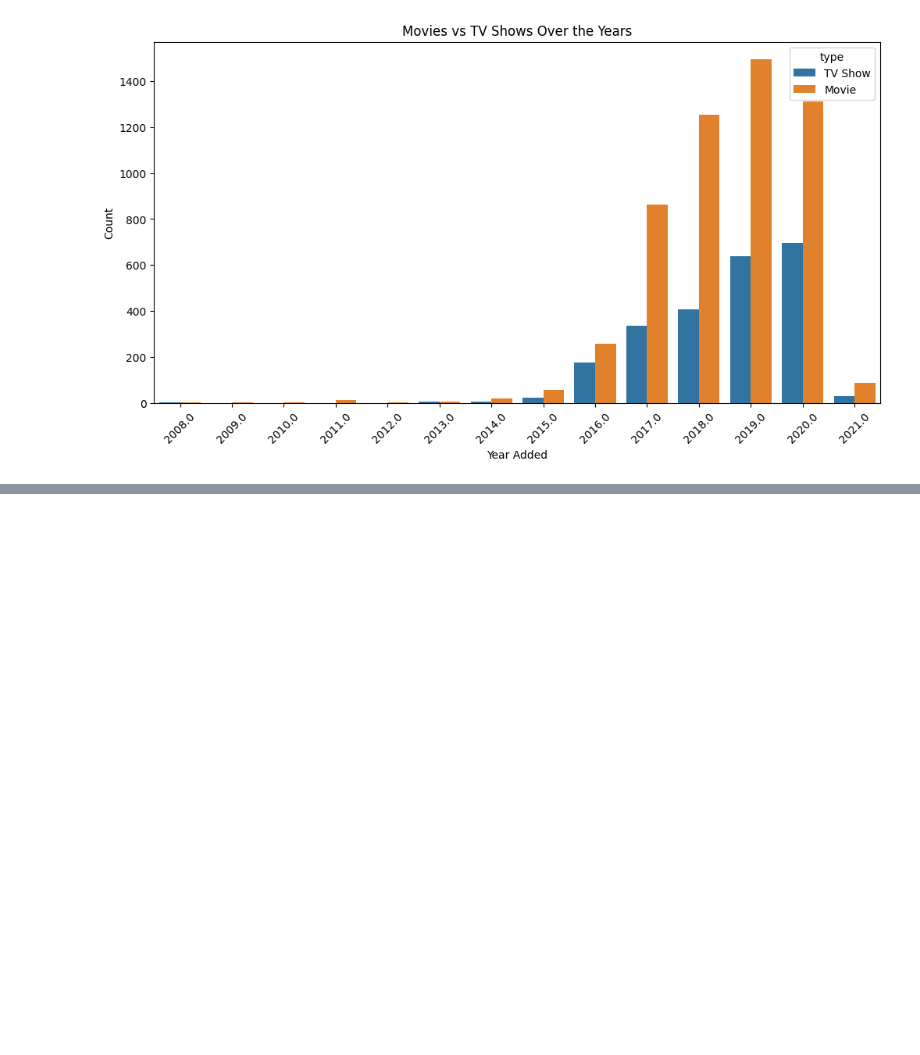
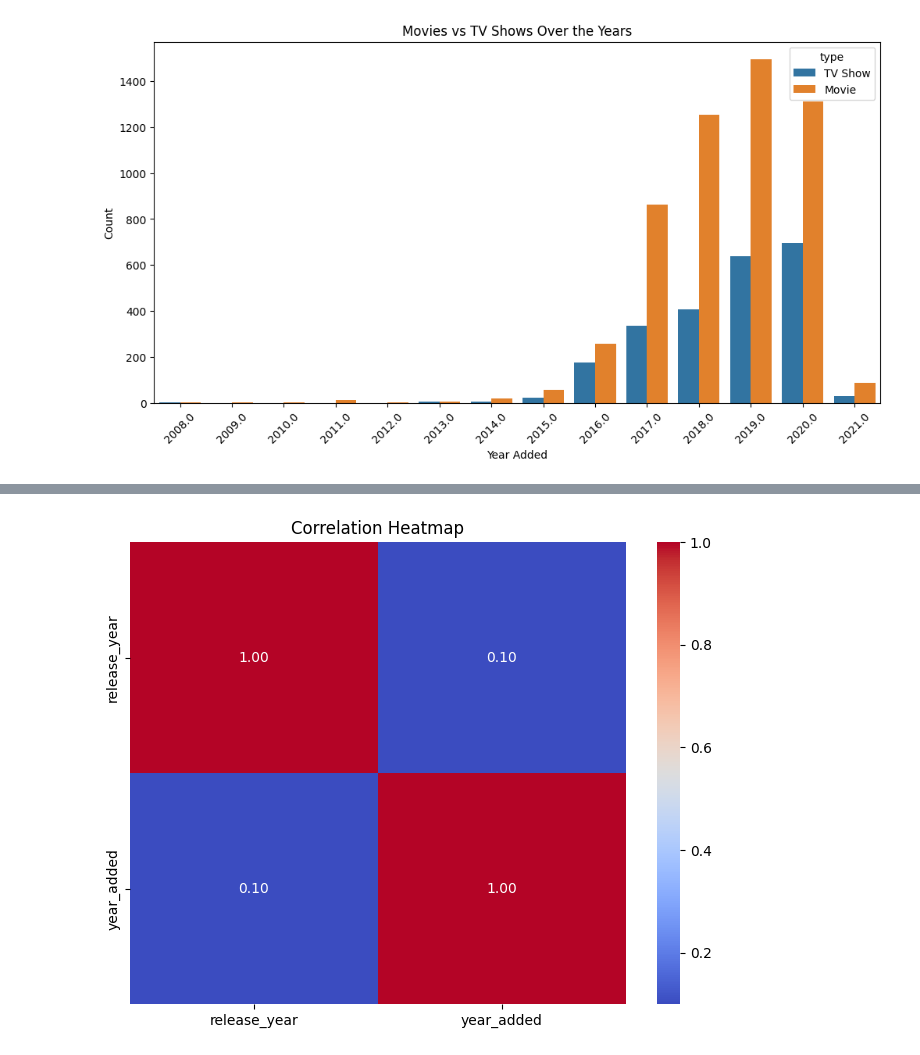
Before and after one commit to neha-dhananju/Netflix_project, a Jupyter notebook: notebooks/research.ipynb, the cells around one changed output, grey strips where cells are left out. Saved outputs shown, nothing was run; the diff lists cells and outputs as text; code cells hidden in the pictures; blank space fills up the shorter version.

```diff
--- a/notebooks/research.ipynb
+++ b/notebooks/research.ipynb
@@ -270,0 +301,17 @@ plt.show()
+# %%
+import seaborn as sns
+import matplotlib.pyplot as plt
+
+# Select relevant numeric columns
+numeric_df = data[['release_year', 'year_added']].dropna()
+
+# Create correlation matrix
+corr = numeric_df.corr()
+
+# Plot heatmap
+plt.figure(figsize=(8, 6))
+sns.heatmap(corr, annot=True, cmap='coolwarm', fmt='.2f')
+plt.title('Correlation Heatmap')
+plt.show()
+# %% [output]
+[figure, added]
```
Also changed, not shown: parts of 3 cells of this notebook.
